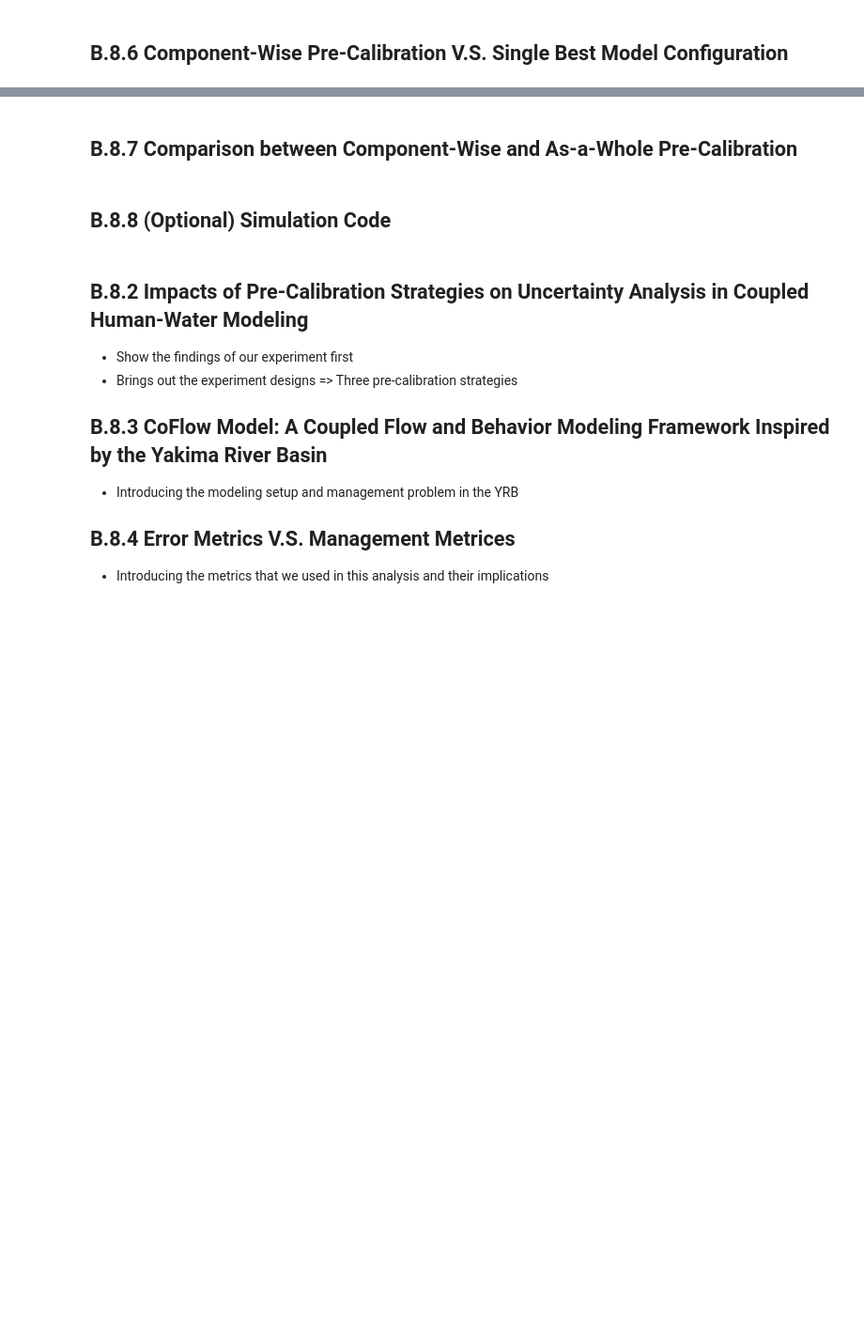
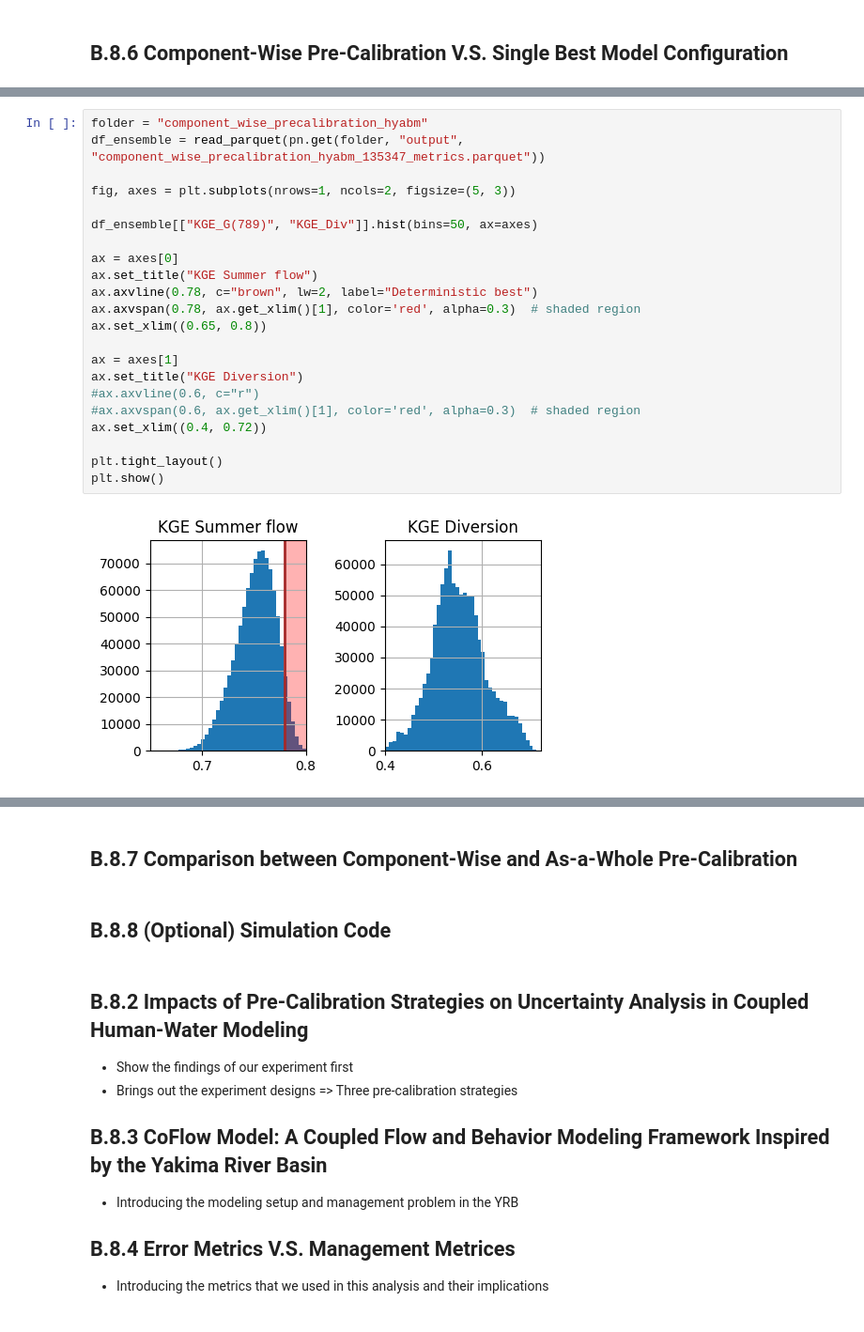
Before and after one commit to cylin928/PreCalibration-CoFlow, a Jupyter notebook: precalibration.ipynb, the cells around one changed output, grey strips where cells are left out. Shown at 94% size. Cells and saved outputs as stored; diff of their text form; blank space fills up the shorter version.

```diff
--- a/precalibration.ipynb
+++ b/precalibration.ipynb
@@ -177,0 +510,24 @@ Table 2. ABM parameters
+# %%
+folder = "component_wise_precalibration_hyabm"
+df_ensemble = read_parquet(pn.get(folder, "output", "component_wise_precalibration_hyabm_135347_metrics.parquet"))
+
+fig, axes = plt.subplots(nrows=1, ncols=2, figsize=(5, 3))
+
+df_ensemble[["KGE_G(789)", "KGE_Div"]].hist(bins=50, ax=axes)
+
+ax = axes[0]
+ax.set_title("KGE Summer flow")
+ax.axvline(0.78, c="brown", lw=2, label="Deterministic best")
+ax.axvspan(0.78, ax.get_xlim()[1], color='red', alpha=0.3)  # shaded region
+ax.set_xlim((0.65, 0.8))
+
+ax = axes[1]
+ax.set_title("KGE Diversion")
+#ax.axvline(0.6, c="r")
+#ax.axvspan(0.6, ax.get_xlim()[1], color='red', alpha=0.3)  # shaded region
+ax.set_xlim((0.4, 0.72))
+
+plt.tight_layout()
+plt.show()
+# %% [output]
+[figure, added]
```
Also changed, not shown: parts of 16 cells of this notebook.
